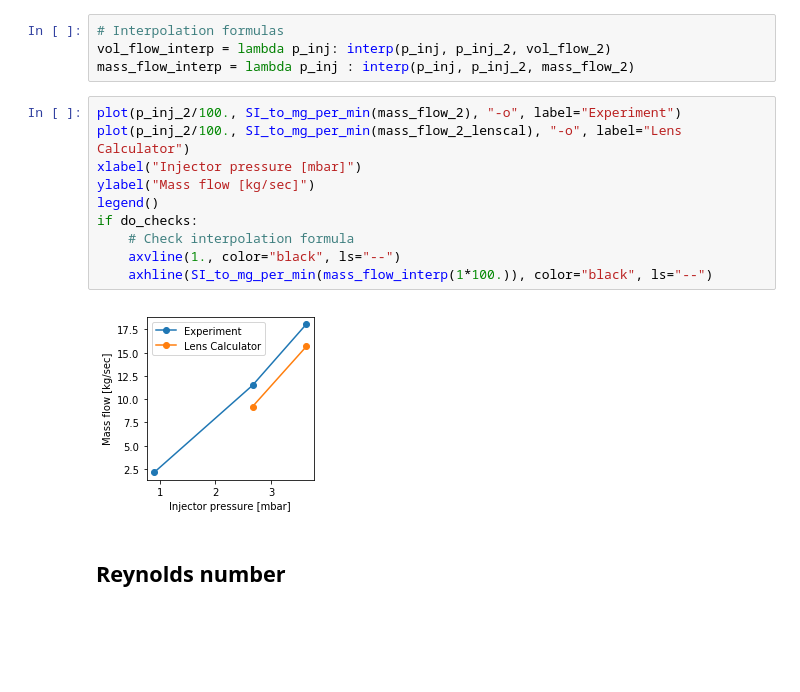
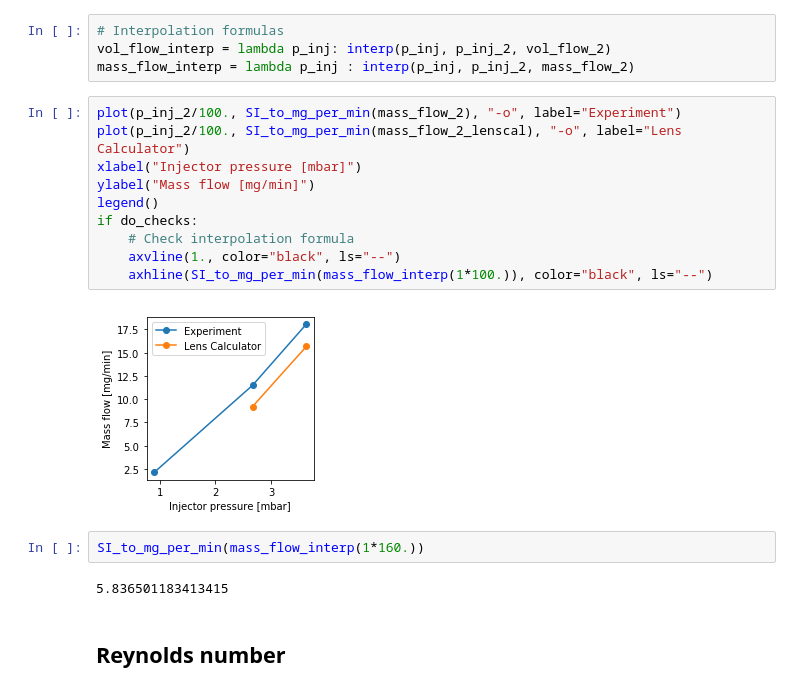
Before and after one commit to mhantke/github_notebooks, a Jupyter notebook: afl100/Pressure_drop_in_AFL100.ipynb, the cells around one changed output. Drawn from its saved outputs; the diff is of its cells as text; blank space fills up the shorter version.

```diff
--- a/afl100/Pressure_drop_in_AFL100.ipynb
+++ b/afl100/Pressure_drop_in_AFL100.ipynb
@@ -151,15 +155,19 @@ mass_flow_interp = lambda p_inj : interp(p_inj, p_inj_2, mass_flow_2)
 # %%
 plot(p_inj_2/100., SI_to_mg_per_min(mass_flow_2), "-o", label="Experiment")
 plot(p_inj_2/100., SI_to_mg_per_min(mass_flow_2_lenscal), "-o", label="Lens Calculator")
 xlabel("Injector pressure [mbar]")
-ylabel("Mass flow [kg/sec]")
+ylabel("Mass flow [mg/min]")
 legend()
 if do_checks:
     # Check interpolation formula
     axvline(1., color="black", ls="--")
     axhline(SI_to_mg_per_min(mass_flow_interp(1*100.)), color="black", ls="--")
 # %% [output]
-[figure, old version]
+[figure, new version]
+# %%
+SI_to_mg_per_min(mass_flow_interp(1*160.))
+# %% [output]
+5.836501183413415
 # %% [markdown]
 ## Reynolds number
 # %% [markdown]
```
Also changed, not shown: parts of 1 cell of this notebook, 2 other files.
